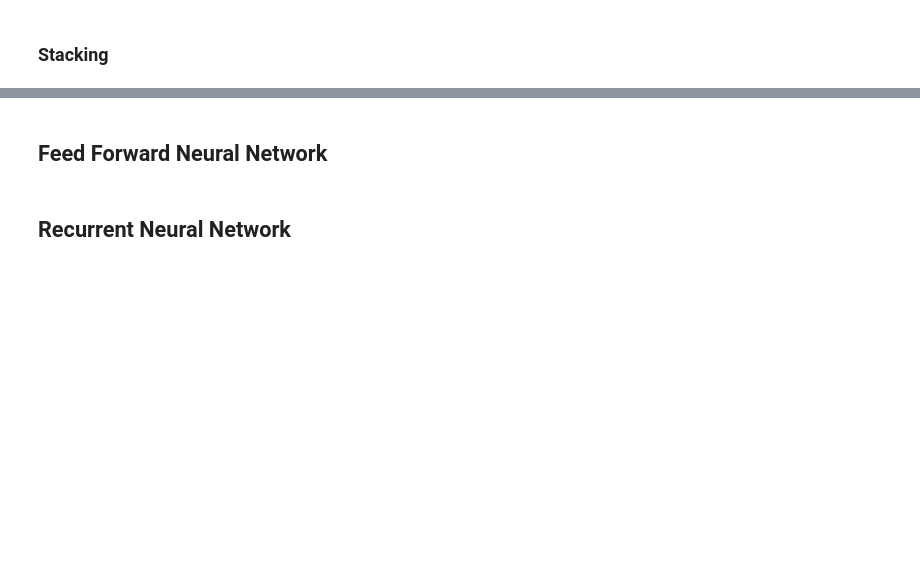
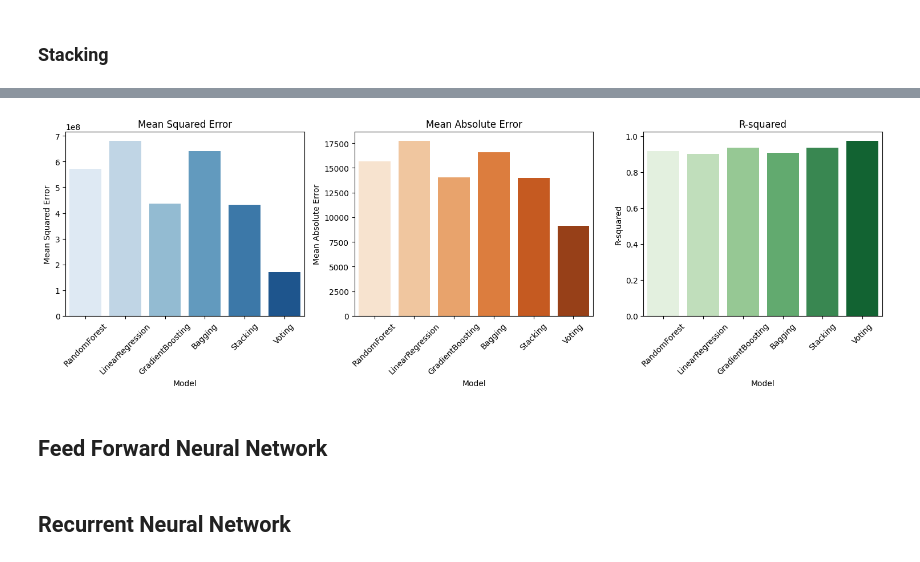
Before and after one commit to quocanh944/AmesHousingML, a Jupyter notebook: final.ipynb, the cells around one changed output, grey strips where cells are left out. Drawn from its saved outputs; the diff is of its cells as text; code cells hidden in the pictures; blank space fills up the shorter version.

```diff
--- a/final.ipynb
+++ b/final.ipynb
@@ -666,7 +662,7 @@ lr_model.fit(X_train, y_train)
 y_pred_lr = lr_model.predict(X_test)
 
 # Đánh giá mô hình
-evaluation_results = evaluate_model(y_test, y_pred_lr)
-for metric, value in evaluation_results.items():
+evaluation_results_lr = evaluate_model(y_test, y_pred_lr)
+for metric, value in evaluation_results_lr.items():
     print(f"{metric}: {value}")
 # %% [output]
@@ -686,7 +681,7 @@ ereg.fit(X, y)
 y_pred_ereg = ereg.predict(X_test)
 
 # Đánh giá mô hình
-evaluation_results = evaluate_model(y_test, y_pred_ereg)
-for metric, value in evaluation_results.items():
+evaluation_results_ereg = evaluate_model(y_test, y_pred_ereg)
+for metric, value in evaluation_results_ereg.items():
     print(f"{metric}: {value}")
 # %% [output]
@@ -717,8 +711,8 @@ bagging_model.fit(X_train, y_train)
 y_pred_bagging = bagging_model.predict(X_test)
 
 # Đánh giá hiệu suất
-evaluation_results = evaluate_model(y_test, y_pred_bagging)
-for metric, value in evaluation_results.items():
+evaluation_results_bagging = evaluate_model(y_test, y_pred_bagging)
+for metric, value in evaluation_results_bagging.items():
     print(f"{metric}: {value}")
 # %% [output]
 Mean Squared Error: 640544779.2945902
@@ -753,7 +746,7 @@ stacking_model.fit(X_train, y_train)
 y_pred_stacking = stacking_model.predict(X_test)
 
 # Đánh giá hiệu suất
-evaluation_results = evaluate_model(y_test, y_pred_stacking)
-for metric, value in evaluation_results.items():
+evaluation_results_stacking = evaluate_model(y_test, y_pred_stacking)
+for metric, value in evaluation_results_stacking.items():
     print(f"{metric}: {value}")
 # %% [output]
@@ -827,3 +756,44 @@ plot_learning_curves(estimators, titles, X_train, y_train, cv=2 ,n_jobs=4)
+# %%
+import matplotlib.pyplot as plt
+import seaborn as sns
+import pandas as pd
+
+model_names = ["RandomForest", "LinearRegression", "GradientBoosting", "Bagging", "Stacking", "Voting"]
+mse_values = [evaluation_results_rf["Mean Squared Error"], evaluation_results_lr["Mean Squared Error"], evaluation_results_gb["Mean Squared Error"], evaluation_results_bagging["Mean Squared Error"], evaluation_results_stacking["Mean Squared Error"], evaluation_results_ereg["Mean Squared Error"]]
+mae_values = [evaluation_results_rf["Mean Absolute Error"], evaluation_results_lr["Mean Absolute Error"], evaluation_results_gb["Mean Absolute Error"], evaluation_results_bagging["Mean Absolute Error"], evaluation_results_stacking["Mean Absolute Error"], evaluation_results_ereg["Mean Absolute Error"]]
+r2_values = [evaluation_results_rf["R-squared"], evaluation_results_lr["R-squared"], evaluation_results_gb["R-squared"], evaluation_results_bagging["R-squared"], evaluation_results_stacking["R-squared"], evaluation_results_ereg["R-squared"]]
+
+# Tạo DataFrame từ dữ liệu
+df_mse = pd.DataFrame({"Model": model_names, "Mean Squared Error": mse_values})
+df_mae = pd.DataFrame({"Model": model_names, "Mean Absolute Error": mae_values})
+df_r2 = pd.DataFrame({"Model": model_names, "R-squared": r2_values})
+
+# Thiết lập kích thước biểu đồ
+plt.figure(figsize=(15, 5))
+
+# Biểu đồ Mean Squared Error
+plt.subplot(1, 3, 1)
+sns.barplot(x="Model", y="Mean Squared Error", data=df_mse, palette="Blues")
+plt.title("Mean Squared Error")
+plt.xticks(rotation=45)
+
+# Biểu đồ Mean Absolute Error
+plt.subplot(1, 3, 2)
+sns.barplot(x="Model", y="Mean Absolute Error", data=df_mae, palette="Oranges")
+plt.title("Mean Absolute Error")
+plt.xticks(rotation=45)
+
+# Biểu đồ R-squared
+plt.subplot(1, 3, 3)
+sns.barplot(x="Model", y="R-squared", data=df_r2, palette="Greens")
+plt.title("R-squared")
+plt.xticks(rotation=45)
+
+# Hiển thị biểu đồ
+plt.tight_layout()
+plt.show()
+# %% [output]
+[figure, added]
 # %% [markdown]
 ## Feed Forward Neural Network
 # %% [markdown]
```
Also changed, not shown: parts of 9 cells of this notebook.
